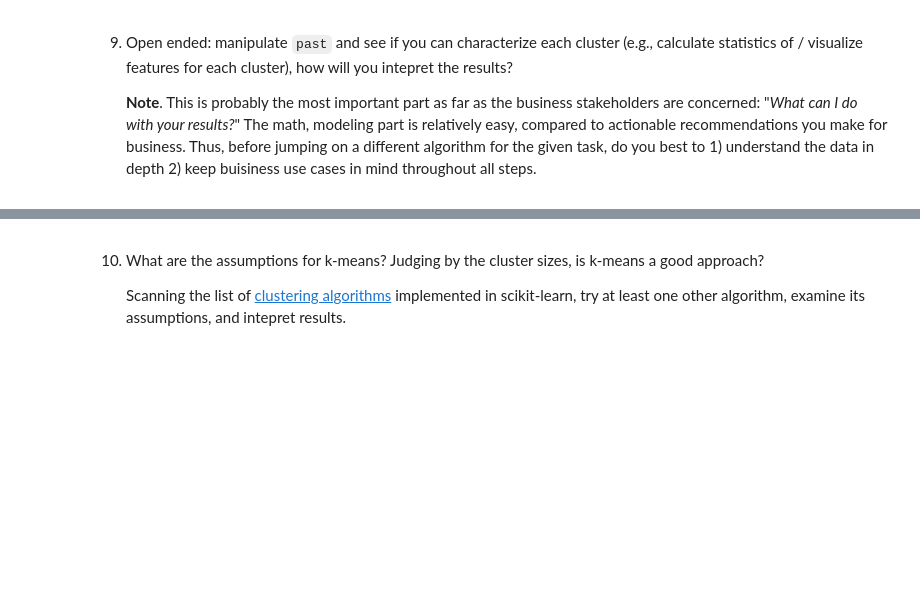
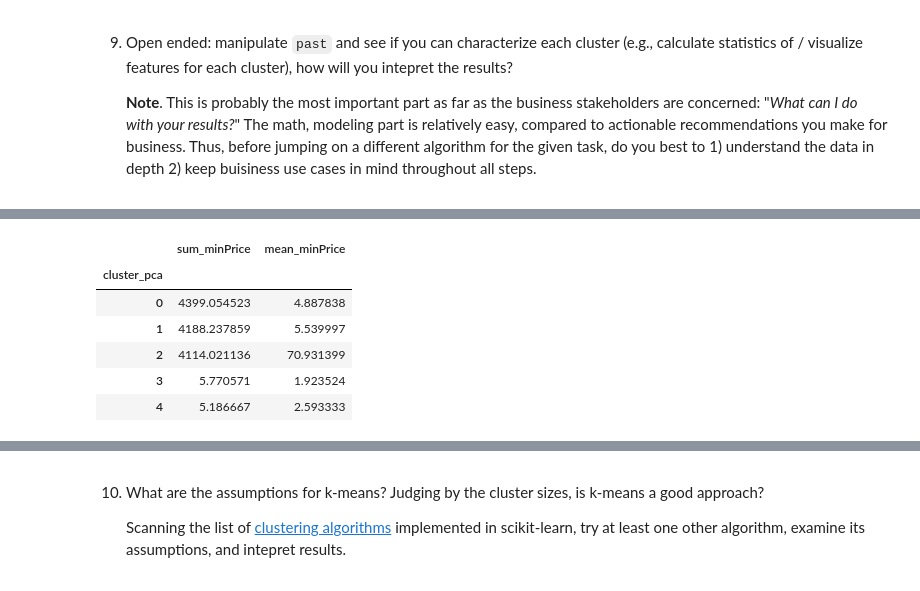
Before and after one commit to CuongNguyenVPI/FB-MLE, a Jupyter notebook: assignments/week-8-unsupervised-ML/nb/new-product-launch.ipynb, the cells around one changed output, grey strips where cells are left out. Cells and saved outputs as stored; diff of their text form; code cells hidden in the pictures; blank space fills up the shorter version.

```diff
--- a/assignments/week-8-unsupervised-ML/nb/new-product-launch.ipynb
+++ b/assignments/week-8-unsupervised-ML/nb/new-product-launch.ipynb
@@ -336,2 +371,13 @@ past.head()
+# %%
+grouped_purchase.agg(
+    sum_minPrice=('minPrice', 'sum'), mean_minPrice=('minPrice', 'mean'))
+# %% [output]
+|  | sum_minPrice | mean_minPrice |
+| cluster_pca |  |  |
+| 0 | 4399.054523 | 4.887838 |
+| 1 | 4188.237859 | 5.539997 |
+| 2 | 4114.021136 | 70.931399 |
+| 3 | 5.770571 | 1.923524 |
+| 4 | 5.186667 | 2.593333 |
 # %% [markdown]
     *YOUR ANSWER HERE*
```
Also changed, not shown: parts of 24 cells of this notebook.
